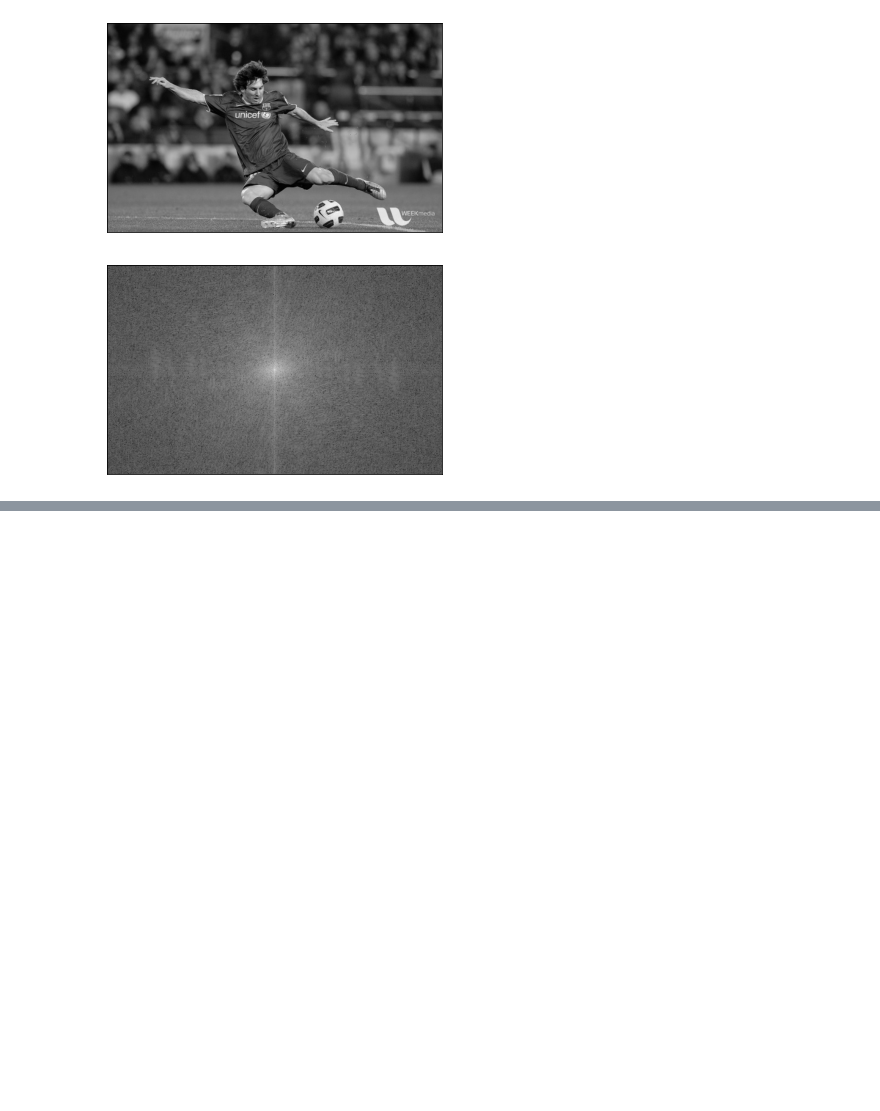
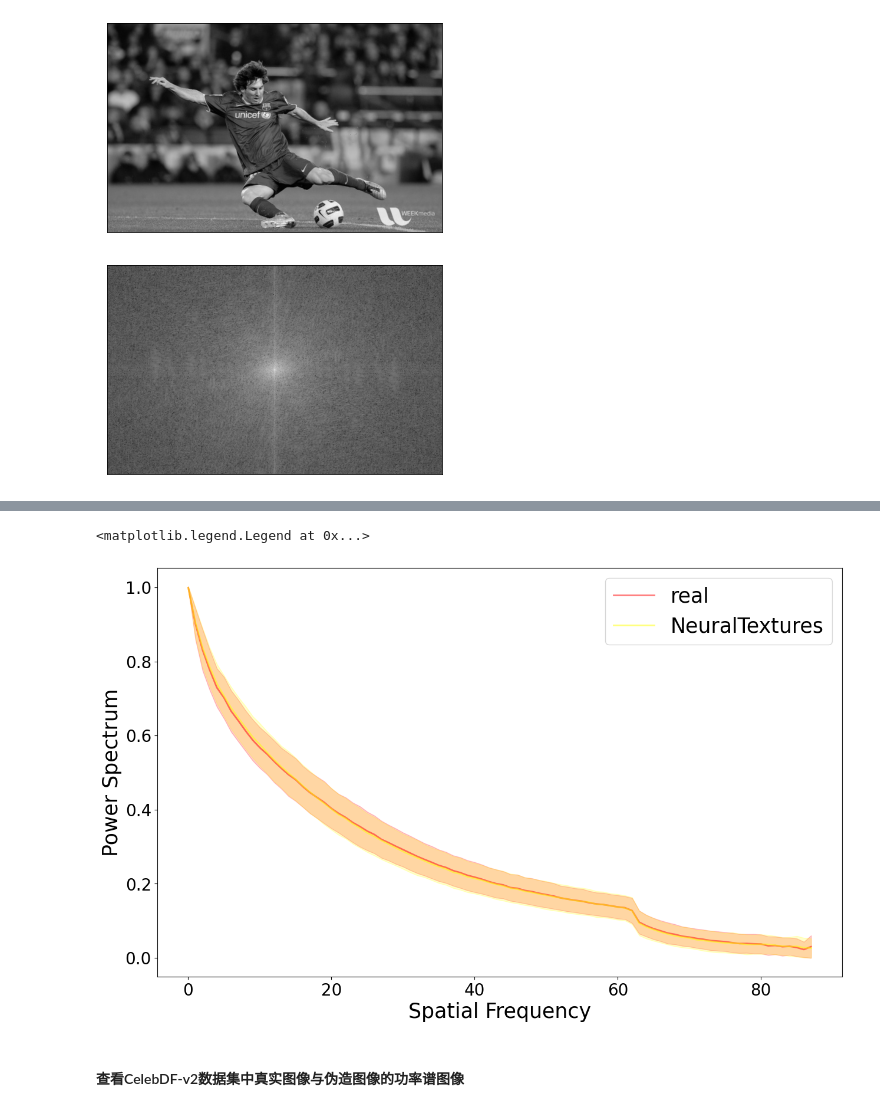
Before and after one commit to DIY-Z/Frequency, a Jupyter notebook: Fourier Transform.ipynb, the cells around one changed output, grey strips where cells are left out. Cells and saved outputs as stored; diff of their text form; code cells hidden in the pictures; blank space fills up the shorter version.

```diff
--- a/Fourier Transform.ipynb
+++ b/Fourier Transform.ipynb
@@ -376,0 +555,30 @@ plt.show()
+# %%
+x = np.arange(0, N, 1)
+fig, ax = plt.subplots(figsize=(15, 9))
+ax.plot(x, y[0], alpha=0.5, color='red', label='real', linewidth =2.0)
+ax.fill_between(x, y[0] - error[0], y[0] + error[0], color='red', alpha=0.2)
+
+# ax.plot(x, y[1], alpha=0.5, color='blue', label='Deepfakes', linewidth = 2.0)
+# ax.fill_between(x, y[1] - error[1], y[1] + error[1], color='blue', alpha=0.2)
+
+# ax.plot(x, y[2], alpha=0.5, color='green', label='Face2Face', linewidth = 2.0)
+# ax.fill_between(x, y[2] - error[2], y[2] + error[2], color='green', alpha=0.2)
+
+# ax.plot(x, y[3], alpha=0.5, color='black', label='FaceSwap', linewidth = 2.0)
+# ax.fill_between(x, y[3] - error[3], y[3] + error[3], color='black', alpha=0.2)
+
+ax.plot(x, y[4], alpha=0.5, color='yellow', label='NeuralTextures', linewidth = 2.0)
+ax.fill_between(x, y[4] - error[4], y[4] + error[4], color='yellow', alpha=0.2)
+
+
+plt.xlabel('Spatial Frequency', fontsize=25)
+plt.ylabel('Power Spectrum', fontsize=25)
+plt.tick_params(axis='x', labelsize=20)
+plt.tick_params(axis='y', labelsize=20)
+
+ax.legend(loc='best', prop={'size': 25})
+# %% [output]
+<matplotlib.legend.Legend at 0x...>
+[figure, added]
+# %% [markdown]
+#### 查看CelebDF-v2数据集中真实图像与伪造图像的功率谱图像
```
Also changed, not shown: parts of 7 cells of this notebook, 5 other files.
